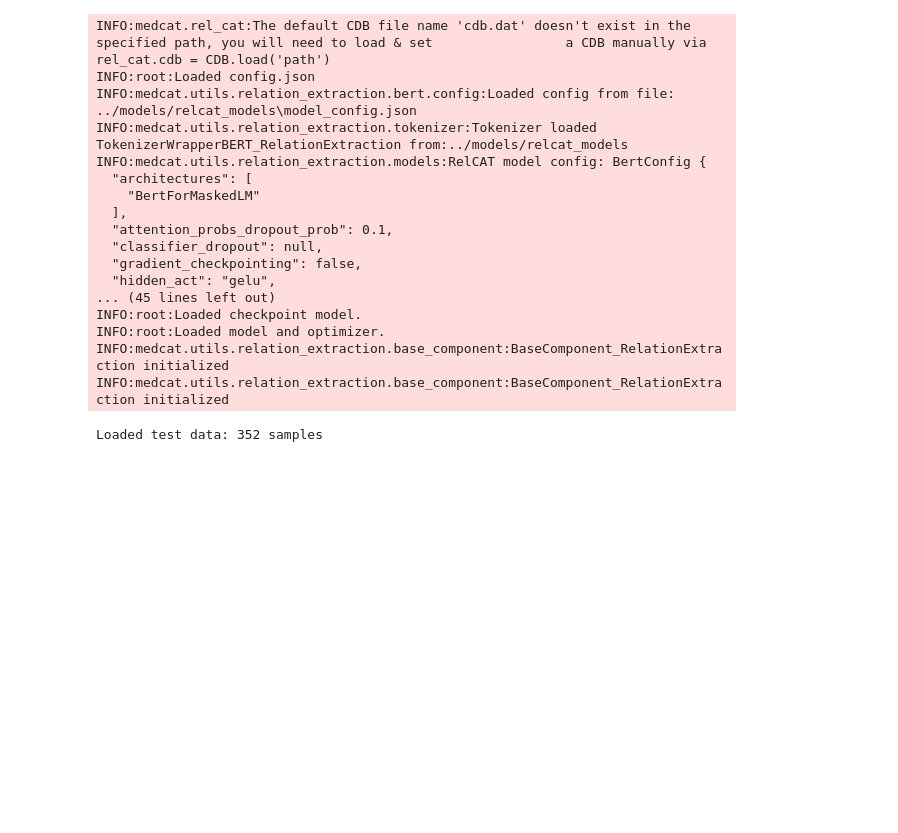
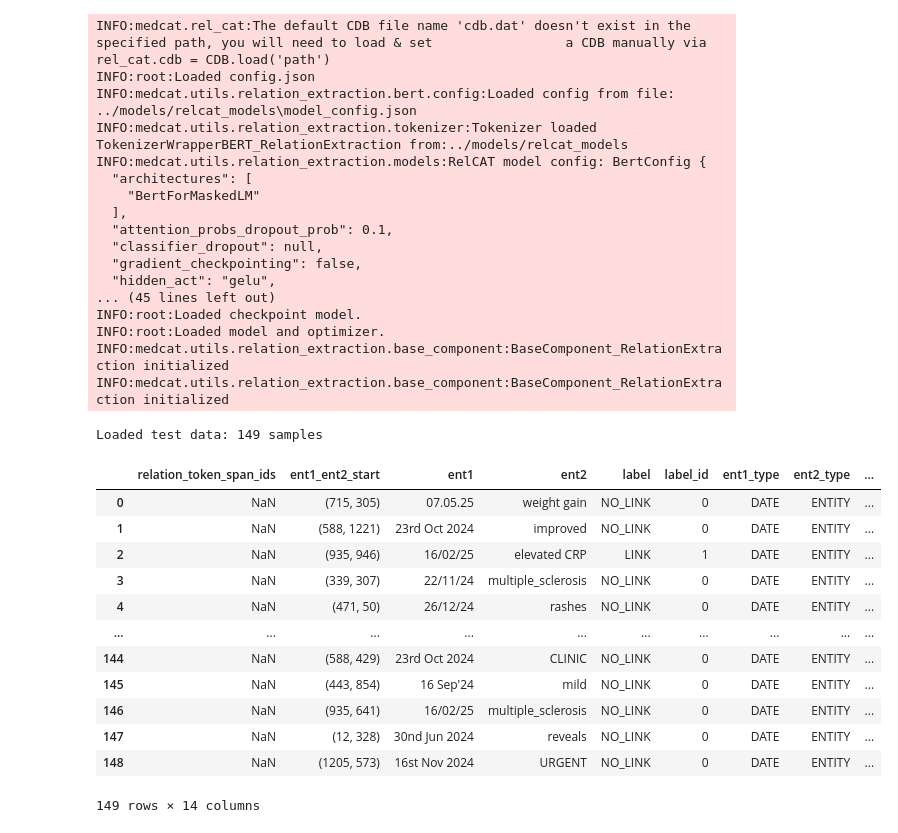
Before and after one commit to uclh-criu/patient-clinical-timeline-extraction, a Jupyter notebook: notebooks/relcat_experiments.ipynb, the cells around one changed output. Drawn from its saved outputs; the diff is of its cells as text; code cells hidden in the pictures; blank space fills up the shorter version.

Commit message:
updating relacat notebook to include relative dates and more robust inference

```diff
--- a/notebooks/relcat_experiments.ipynb
+++ b/notebooks/relcat_experiments.ipynb
@@ -262,8 +441,24 @@ INFO:medcat.utils.relation_extraction.base_component:BaseComponent_RelationExtra
 INFO:medcat.utils.relation_extraction.base_component:BaseComponent_RelationExtraction initialized
 # %%
 # Load test data
-test_df = pd.read_csv("../data/relations_date_entity_test.tsv", sep="\t")
+test_df = pd.read_csv("../data/relcat_test_data.tsv", sep="\t")
 print(f"Loaded test data: {len(test_df)} samples")
 # %% [output]
-Loaded test data: 352 samples
+Loaded test data: 149 samples
+# %%
+test_df
+# %% [output]
+|  | relation_token_span_ids | ent1_ent2_start | ent1 | ent2 | label | label_id | ent1_type | ent2_type | ... |
+| 0 | NaN | (715, 305) | 07.05.25 | weight gain | NO_LINK | 0 | DATE | ENTITY | ... |
+| 1 | NaN | (588, 1221) | 23rd Oct 2024 | improved | NO_LINK | 0 | DATE | ENTITY | ... |
+| 2 | NaN | (935, 946) | 16/02/25 | elevated CRP | LINK | 1 | DATE | ENTITY | ... |
+| 3 | NaN | (339, 307) | 22/11/24 | multiple_sclerosis | NO_LINK | 0 | DATE | ENTITY | ... |
+| 4 | NaN | (471, 50) | 26/12/24 | rashes | NO_LINK | 0 | DATE | ENTITY | ... |
+| ... | ... | ... | ... | ... | ... | ... | ... | ... | ... |
+| 144 | NaN | (588, 429) | 23rd Oct 2024 | CLINIC | NO_LINK | 0 | DATE | ENTITY | ... |
+| 145 | NaN | (443, 854) | 16 Sep'24 | mild | NO_LINK | 0 | DATE | ENTITY | ... |
+| 146 | NaN | (935, 641) | 16/02/25 | multiple_sclerosis | NO_LINK | 0 | DATE | ENTITY | ... |
+| 147 | NaN | (12, 328) | 30nd Jun 2024 | reveals | NO_LINK | 0 | DATE | ENTITY | ... |
+| 148 | NaN | (1205, 573) | 16st Nov 2024 | URGENT | NO_LINK | 0 | DATE | ENTITY | ... |
+149 rows × 14 columns
 # %%
```
Also changed, not shown: parts of 38 cells of this notebook, 4 other files.
